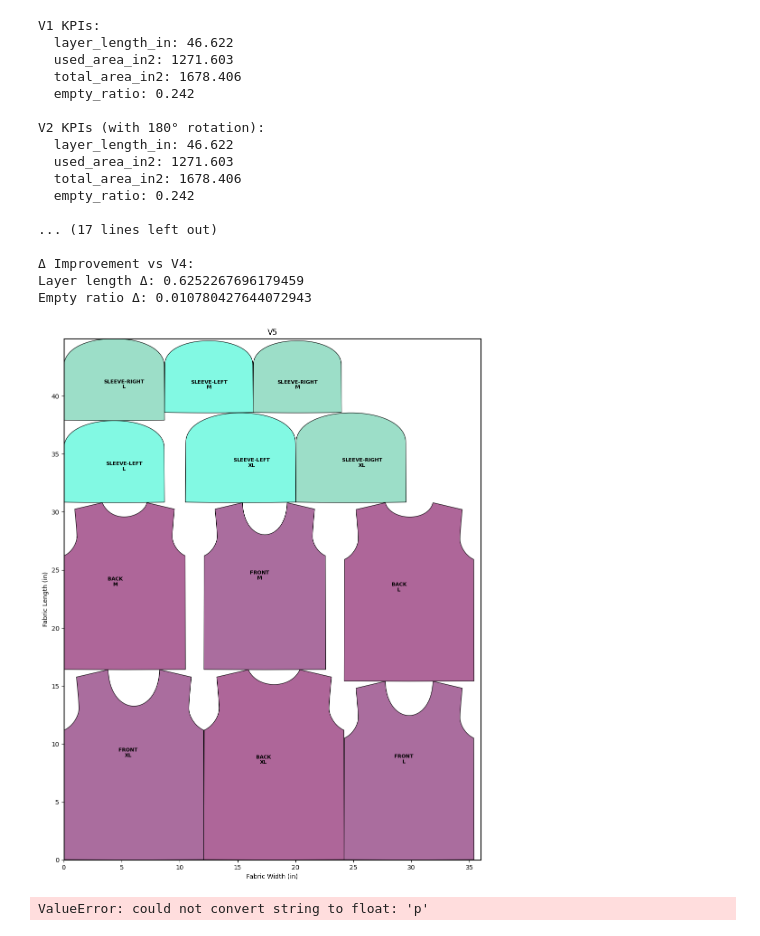
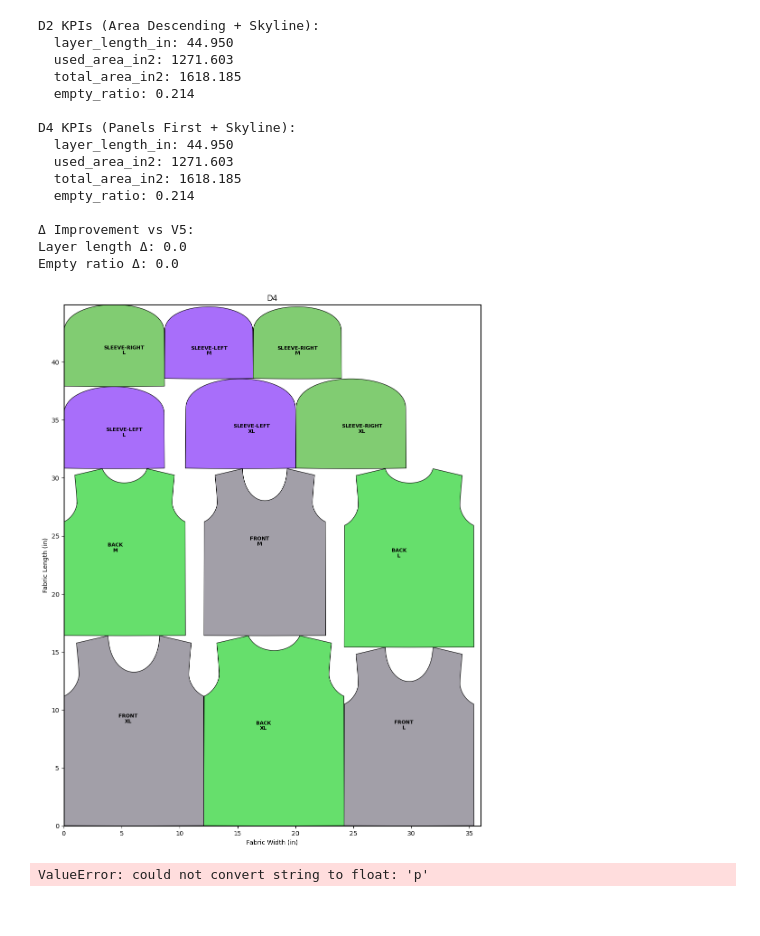
Before and after one commit to iamsudiptasaha/garment_cutting_optimization, a Jupyter notebook: V1.ipynb, the cells around one changed output. Cells and saved outputs as stored; diff of their text form; code cells hidden in the pictures.

```diff
--- a/V1.ipynb
+++ b/V1.ipynb
@@ -732,6 +812,11 @@ def render_marker(
 
     plt.show()
     plt.close(fig)
+# %%
+def run_d4_panels_first(shapes, strip_width):
+    ordered = order_panels_first(shapes)
+    placed = phase5_skyline_packer(ordered, strip_width)
+    return placed
 # %%
 STRIP_WIDTH = 36.0  # inches
 
@@ -739,7 +824,7 @@ design_folder = "JK-123"
 
 shapes = process_design_folder(design_folder)
 
-
+'''
 placed_v1 = phase1_packer(shapes, STRIP_WIDTH)
 kpi_v1 = evaluate_kpis(placed_v1, STRIP_WIDTH)
 
@@ -772,9 +857,14 @@ kpi_v4 = evaluate_kpis(placed_v4, STRIP_WIDTH)
 placed_v5 = phase5_skyline_packer(shapes, STRIP_WIDTH)
 kpi_v5 = evaluate_kpis(placed_v5, STRIP_WIDTH)
 
+'''
 
+placed_d2 = run_d2_area_desc(shapes, STRIP_WIDTH)
+kpi_d2 = evaluate_kpis(placed_d2, STRIP_WIDTH)
 
-
+placed_d4 = run_d4_panels_first(shapes, STRIP_WIDTH)
+kpi_d4 = evaluate_kpis(placed_d4, STRIP_WIDTH)
+'''
 print("V1 KPIs:")
 for k, v in kpi_v1.items():
     print(f"  {k}: {v:.3f}")
@@ -794,39 +884,52 @@ for k, v in kpi_v4.items():
 print("\nV5 KPIs (Skyline Model):")
 for k, v in kpi_v5.items():
     print(f"  {k}: {v:.3f}")
+'''
 
-print("\nΔ Improvement vs V4:")
-print("Layer length Δ:",
-      kpi_v4["layer_length_in"] - kpi_v5["layer_length_in"])
-print("Empty ratio Δ:",
-      kpi_v4["empty_ratio"] - kpi_v5["empty_ratio"])
+
+
+print("\nD2 KPIs (Area Descending + Skyline):")
+for k, v in kpi_d2.items():
+    print(f"  {k}: {v:.3f}")
+
+print("\nD4 KPIs (Panels First + Skyline):")
+for k, v in kpi_d4.items():
+    print(f"  {k}: {v:.3f}")
+
+print("\nΔ Improvement vs V5:")
+print(
+    "Layer length Δ:",
+    kpi_v5["layer_length_in"] - kpi_d4["layer_length_in"]
+)
+print(
+    "Empty ratio Δ:",
+    kpi_v5["empty_ratio"] - kpi_d4["empty_ratio"]
+)
 # %% [output]
-V1 KPIs:
-  layer_length_in: 46.622
+D2 KPIs (Area Descending + Skyline):
+  layer_length_in: 44.950
   used_area_in2: 1271.603
-  total_area_in2: 1678.406
-  empty_ratio: 0.242
+  total_area_in2: 1618.185
+  empty_ratio: 0.214
 
-V2 KPIs (with 180° rotation):
-  layer_length_in: 46.622
+D4 KPIs (Panels First + Skyline):
+  layer_length_in: 44.950
   used_area_in2: 1271.603
-  total_area_in2: 1678.406
-  empty_ratio: 0.242
+  total_area_in2: 1618.185
+  empty_ratio: 0.214
 
-... (17 lines left out)
-
-Δ Improvement vs V4:
-Layer length Δ: 0.6252267696179459
-Empty ratio Δ: 0.010780427644072943
+Δ Improvement vs V5:
+Layer length Δ: 0.0
+Empty ratio Δ: 0.0
 # %%
 render_marker(
-    placed_v5,
+    placed_d4,
     strip_width=STRIP_WIDTH,
-    title="V5",
-    save_path="JK-123/V5.png"
+    title="D4",
+    save_path="JK-123/D2.png"
 )
 # %% [output]
-[figure, old version]
+[figure, new version]
 # %%
 base = ShapelyPolygon([
     (0, 0),
```
Also changed, not shown: parts of 3 cells of this notebook, 1 other file.
